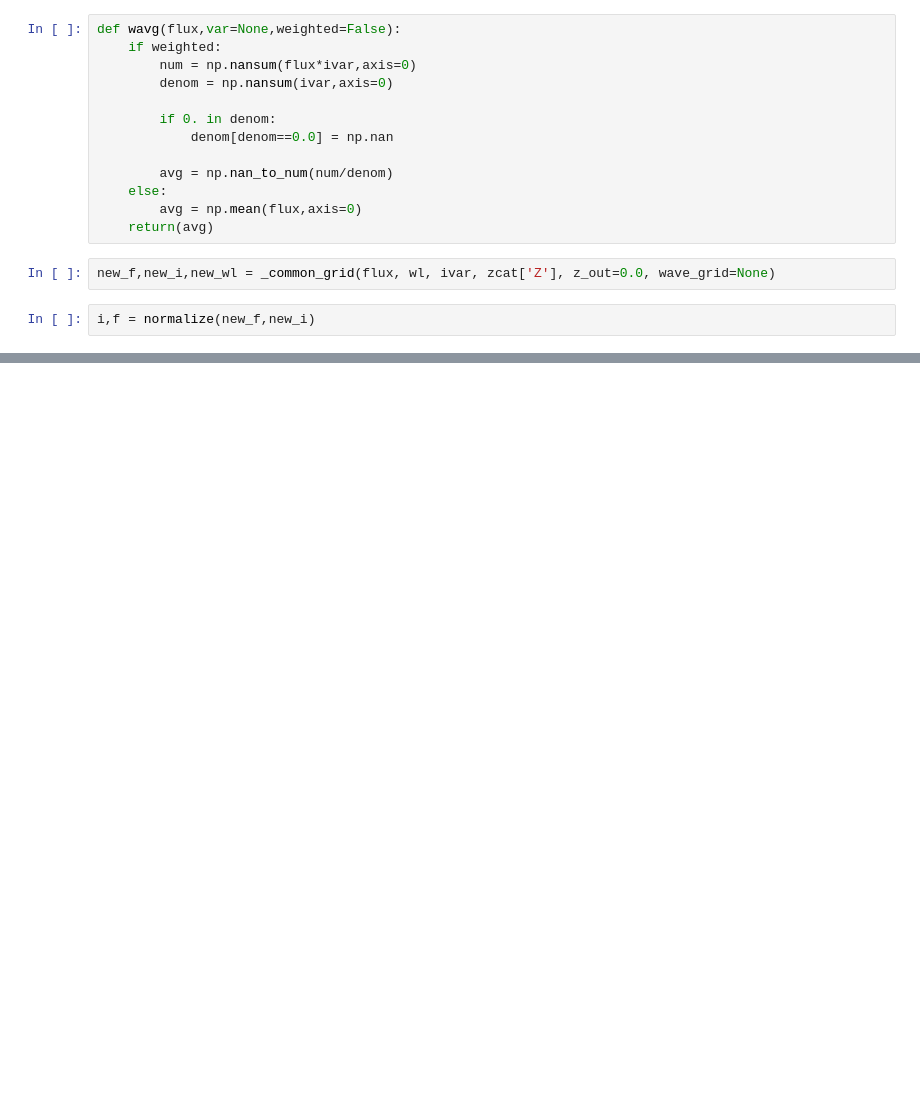
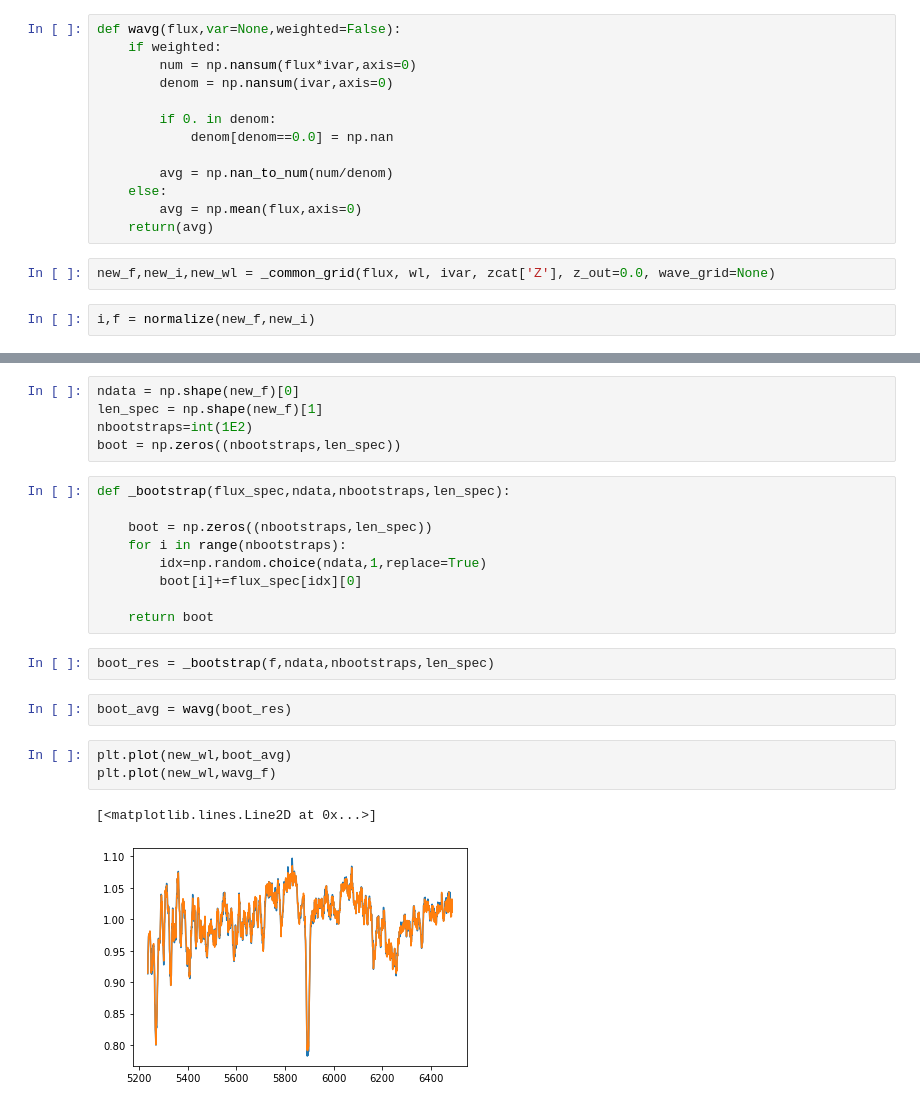
Before and after one commit to biprateep/DESI-stack, a Jupyter notebook: norm_and_avg.ipynb, the cells around one changed output, grey strips where cells are left out. Saved outputs shown, nothing was run; the diff lists cells and outputs as text; blank space fills up the shorter version.

```diff
--- a/norm_and_avg.ipynb
+++ b/norm_and_avg.ipynb
@@ -76,0 +75,24 @@ array([ -3.424125  , -19.03993669,  14.11282993, ...,   0.4740582 ,
+# %%
+ndata = np.shape(new_f)[0]
+len_spec = np.shape(new_f)[1]
+nbootstraps=int(1E2)
+boot = np.zeros((nbootstraps,len_spec))
+# %%
+def _bootstrap(flux_spec,ndata,nbootstraps,len_spec):
+
+    boot = np.zeros((nbootstraps,len_spec))
+    for i in range(nbootstraps):
+        idx=np.random.choice(ndata,1,replace=True)
+        boot[i]+=flux_spec[idx][0]
+
+    return boot
+# %%
+boot_res = _bootstrap(f,ndata,nbootstraps,len_spec)
+# %%
+boot_avg = wavg(boot_res)
+# %%
+plt.plot(new_wl,boot_avg)
+plt.plot(new_wl,wavg_f)
+# %% [output]
+[<matplotlib.lines.Line2D at 0x...>]
+[figure, added]
```
Also changed, not shown: parts of 8 cells of this notebook, 1 other file.
